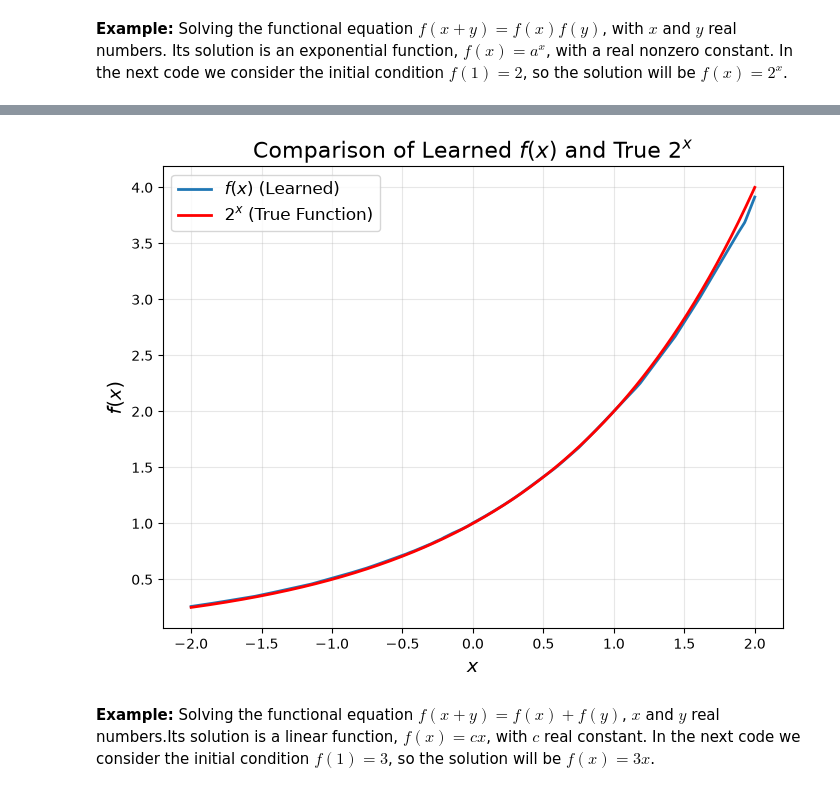
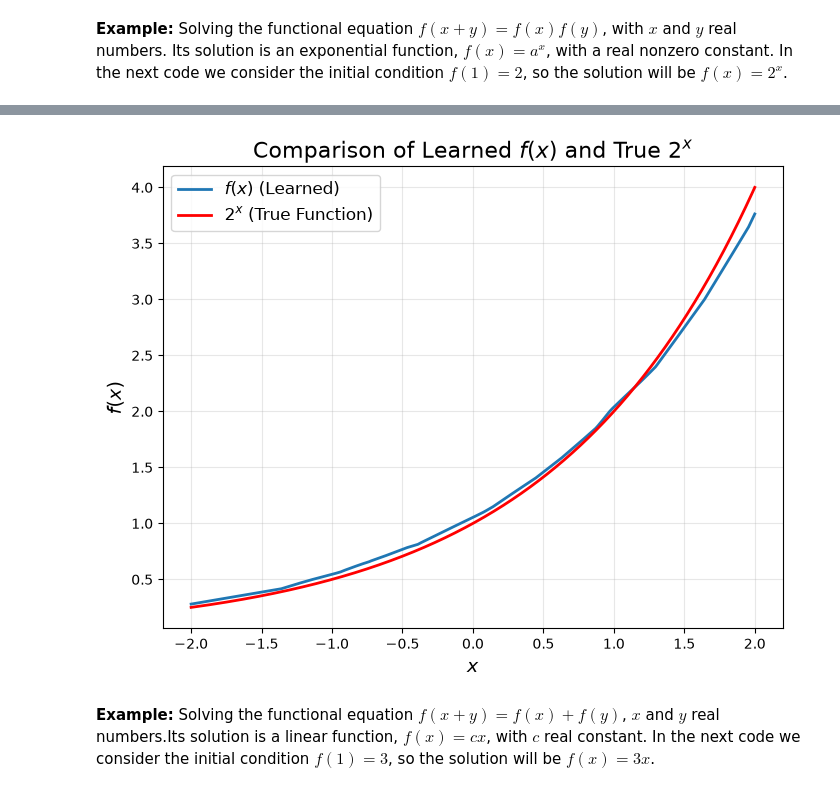
Before and after one commit to eealanoca/dl_methods_mathematical_physics, a Jupyter notebook: 2_3_dl_for_solving_equations_pytorch.ipynb, the cells around one changed output, grey strips where cells are left out. Drawn from its saved outputs; the diff is of its cells as text; code cells hidden in the pictures.

```diff
--- a/2_3_dl_for_solving_equations_pytorch.ipynb
+++ b/2_3_dl_for_solving_equations_pytorch.ipynb
@@ -4,10 +4,9 @@
 **Example:** Solving the functional equation  $f(x+y) = f(x)  f(y)$, with  $x$ and $y$ real numbers. Its solution is an exponential function, $f(x) = a^x$, with a real nonzero constant. In the next code we consider the initial condition $f(1)=2$, so the solution will be $f(x) = 2^x$.
 # %%
 import numpy as np
-import tensorflow as tf
-from tensorflow.keras.models import Sequential
-from tensorflow.keras.layers import Dense
-from tensorflow.keras.optimizers import Adam
+import torch
+import torch.nn as nn
+import torch.optim as optim
 import matplotlib.pyplot as plt
 
 # Generate random samples for x_i and y_i
@@ -17,50 +16,81 @@ y_samples = np.random.uniform(-2, 2, 1000).reshape(-1, 1)
 # Compute x + y for functional equation training
 xy_samples = x_samples + y_samples
 
+# Convert samples to PyTorch tensors
+x_samples_t = torch.tensor(x_samples, dtype=torch.float32)
+y_samples_t = torch.tensor(y_samples, dtype=torch.float32)
+xy_samples_t = torch.tensor(xy_samples, dtype=torch.float32)
+
 # Build the neural network
-model = Sequential([
-    Dense(100, activation='relu', input_dim=1),
-    # First hidden layer with 100 neurons
-    Dense(50, activation='relu'),
-    # Second hidden layer
-    Dense(1)  # Output layer
-])
+class FunctionalEquationNN(nn.Module):
+    def __init__(self):
+        super(FunctionalEquationNN, self).__init__()
+        self.net = nn.Sequential(
+            nn.Linear(1, 100),
+            nn.ReLU(),
+            # First hidden layer with 100 neurons
+            nn.Linear(100, 50),
+            nn.ReLU(),
+            # Second hidden layer
+            nn.Linear(50, 1)  # Output layer
+        )
+
+    def forward(self, x):
+        return self.net(x)
+
+model = FunctionalEquationNN()
 
 # Define the custom loss function
-def custom_loss(y_true, y_pred):
+def custom_loss(model, x_input, y_input, xy_input):
     # Functional equation loss: f(x+y) ≈ f(x)f(y)
-    x_input = tf.constant(x_samples, dtype=tf.float32)
-    y_input = tf.constant(y_samples, dtype=tf.float32)
-    xy_input = tf.constant(xy_samples, dtype=tf.float32)
-
     f_x = model(x_input)  # f(x)
     f_y = model(y_input)  # f(y)
     f_xy = model(xy_input)  # f(x+y)
-
-    functional_loss = tf.reduce_mean(tf.square(f_xy - f_x * f_y))
-
+    functional_loss = torch.mean((f_xy - f_x * f_y) ** 2)
 
     # Boundary condition loss: f(1) ≈ 2
-    f_1 = model(tf.constant([[1.0]], dtype=tf.float32))  # f(1)
-    boundary_loss = tf.square(f_1 - 2.0)
-
+    f_1 = model(torch.tensor([[1.0]], dtype=torch.float32))  # f(1)
+    boundary_loss = (f_1 - 2.0) ** 2
 
     # Total loss: L = L_fct + L_bd
     return functional_loss + boundary_loss
 
-# Compile the model
-model.compile(optimizer=Adam(learning_rate=0.01), loss=custom_loss)
-
-# Dummy training data for Keras
-dummy_input = np.zeros_like(x_samples)
-dummy_target = np.zeros_like(x_samples)
+# Compile the model (define optimizer)
+optimizer = optim.Adam(model.parameters(), lr=0.01)
 
 # Train the model
-model.fit(dummy_input, dummy_target, epochs=50, batch_size=32, verbose=1)
+epochs = 50
+batch_size = 32
+n_samples = x_samples_t.shape[0]
+
+for epoch in range(epochs):
+    permutation = torch.randperm(n_samples)
+    epoch_loss = 0.0
+    n_batches = 0
+
+    for i in range(0, n_samples, batch_size):
+        indices = permutation[i:i + batch_size]
+        x_batch = x_samples_t[indices]
+        y_batch = y_samples_t[indices]
+        xy_batch = xy_samples_t[indices]
+
+        optimizer.zero_grad()
+        loss = custom_loss(model, x_batch, y_batch, xy_batch)
+        loss.backward()
+        optimizer.step()
+
+        epoch_loss += loss.item()
+        n_batches += 1
+
+    print(f"Epoch {epoch + 1}/{epochs} - loss: {epoch_loss / n_batches:.6f}")
 
 # Predict and plot the function f(x)
 x_plot = np.linspace(-2, 2, 1000).reshape(-1, 1)
-f_x_plot = model.predict(x_plot)
+x_plot_t = torch.tensor(x_plot, dtype=torch.float32)
+
+model.eval()
+with torch.no_grad():
+    f_x_plot = model(x_plot_t).numpy()
 
 # Compute the true function y = 2^x for comparison
 true_f_x = 2**x_plot
@@ -103,4 +126,4 @@ Epoch 50/50
-[figure, old version]
+[figure, new version]
 # %% [markdown]
 **Example:** Solving the functional equation  $f(x+y) = f(x)+f(y)$, $x$ and $y$ real numbers.Its solution is a linear function, $f(x) = cx$, with $c$ real constant. In the next code we consider the initial condition $f(1)=3$, so the solution will be $f(x) = 3x$.
 # %%
```
Also changed, not shown: parts of 2 cells of this notebook.
